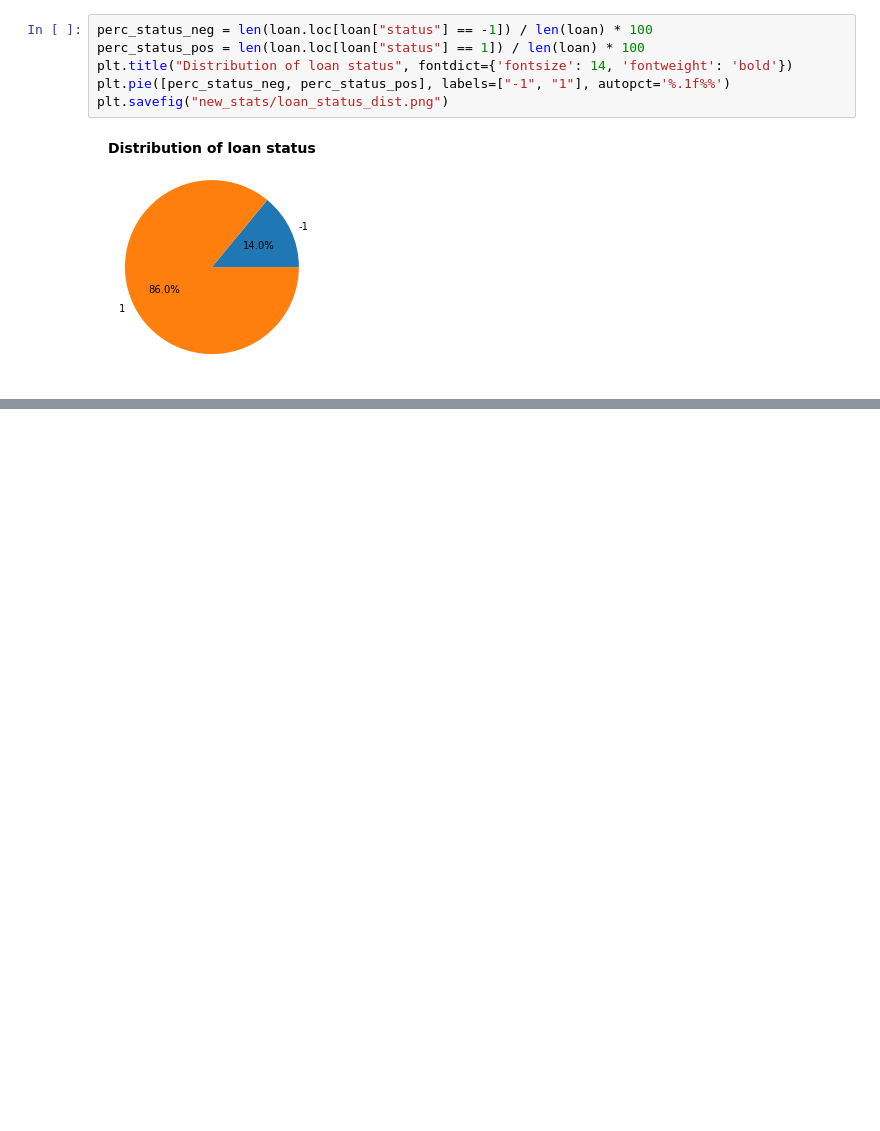
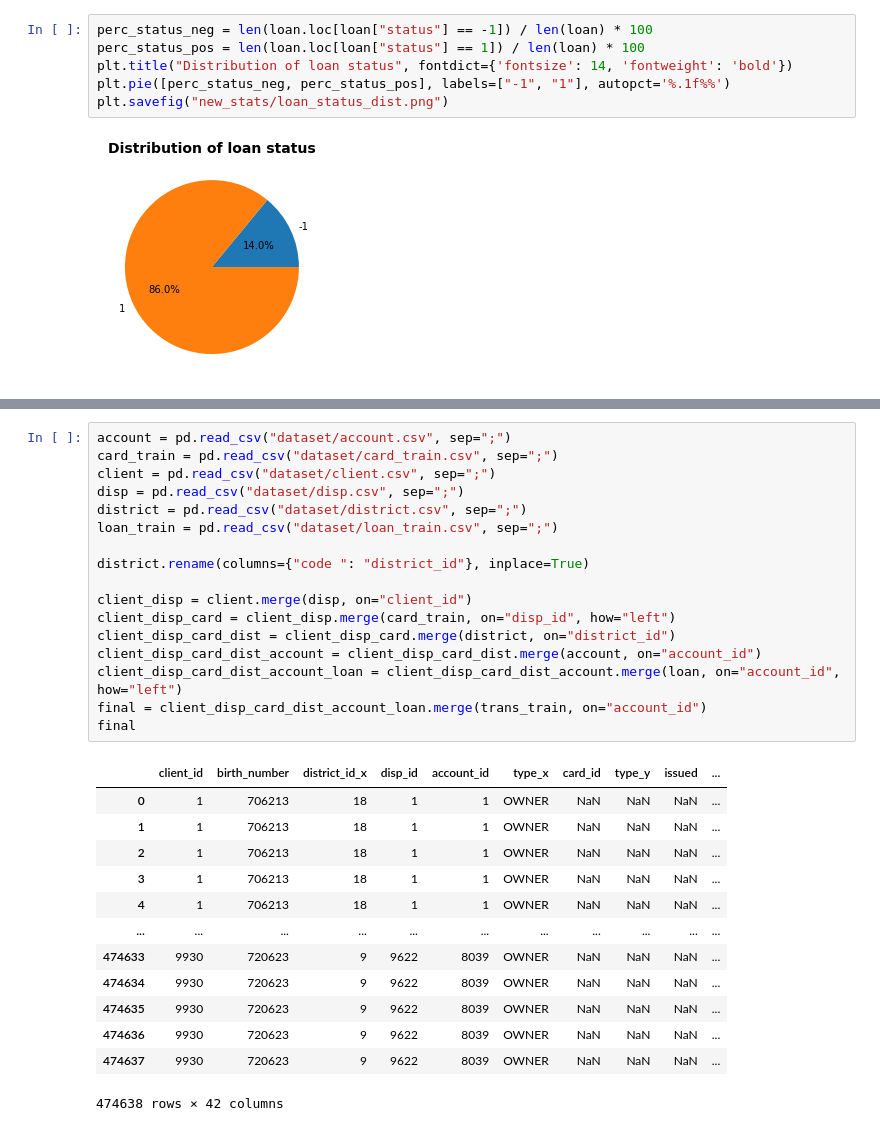
Before and after one commit to diogohalmeida/FEUP-AC-PROJ, a Jupyter notebook: Final_stats.ipynb, the cells around one changed output, grey strips where cells are left out. Saved outputs shown, nothing was run; the diff lists cells and outputs as text; blank space fills up the shorter version.

```diff
--- a/Final_stats.ipynb
+++ b/Final_stats.ipynb
@@ -23,0 +43,31 @@ plt.savefig("new_stats/trans_type_dist.png")
+# %%
+account = pd.read_csv("dataset/account.csv", sep=";")
+card_train = pd.read_csv("dataset/card_train.csv", sep=";")
+client = pd.read_csv("dataset/client.csv", sep=";")
+disp = pd.read_csv("dataset/disp.csv", sep=";")
+district = pd.read_csv("dataset/district.csv", sep=";")
+loan_train = pd.read_csv("dataset/loan_train.csv", sep=";")
+
+district.rename(columns={"code ": "district_id"}, inplace=True)
+
+client_disp = client.merge(disp, on="client_id")
+client_disp_card = client_disp.merge(card_train, on="disp_id", how="left")
+client_disp_card_dist = client_disp_card.merge(district, on="district_id")
+client_disp_card_dist_account = client_disp_card_dist.merge(account, on="account_id")
+client_disp_card_dist_account_loan = client_disp_card_dist_account.merge(loan, on="account_id", how="left")
+final = client_disp_card_dist_account_loan.merge(trans_train, on="account_id")
+final
+# %% [output]
+|  | client_id | birth_number | district_id_x | disp_id | account_id | type_x | card_id | type_y | issued | ... |
+| 0 | 1 | 706213 | 18 | 1 | 1 | OWNER | NaN | NaN | NaN | ... |
+| 1 | 1 | 706213 | 18 | 1 | 1 | OWNER | NaN | NaN | NaN | ... |
+| 2 | 1 | 706213 | 18 | 1 | 1 | OWNER | NaN | NaN | NaN | ... |
+| 3 | 1 | 706213 | 18 | 1 | 1 | OWNER | NaN | NaN | NaN | ... |
+| 4 | 1 | 706213 | 18 | 1 | 1 | OWNER | NaN | NaN | NaN | ... |
+| ... | ... | ... | ... | ... | ... | ... | ... | ... | ... | ... |
+| 474633 | 9930 | 720623 | 9 | 9622 | 8039 | OWNER | NaN | NaN | NaN | ... |
+| 474634 | 9930 | 720623 | 9 | 9622 | 8039 | OWNER | NaN | NaN | NaN | ... |
+| 474635 | 9930 | 720623 | 9 | 9622 | 8039 | OWNER | NaN | NaN | NaN | ... |
+| 474636 | 9930 | 720623 | 9 | 9622 | 8039 | OWNER | NaN | NaN | NaN | ... |
+| 474637 | 9930 | 720623 | 9 | 9622 | 8039 | OWNER | NaN | NaN | NaN | ... |
+474638 rows × 42 columns
```
Also changed, not shown: parts of 4 cells of this notebook, 3 other files.
